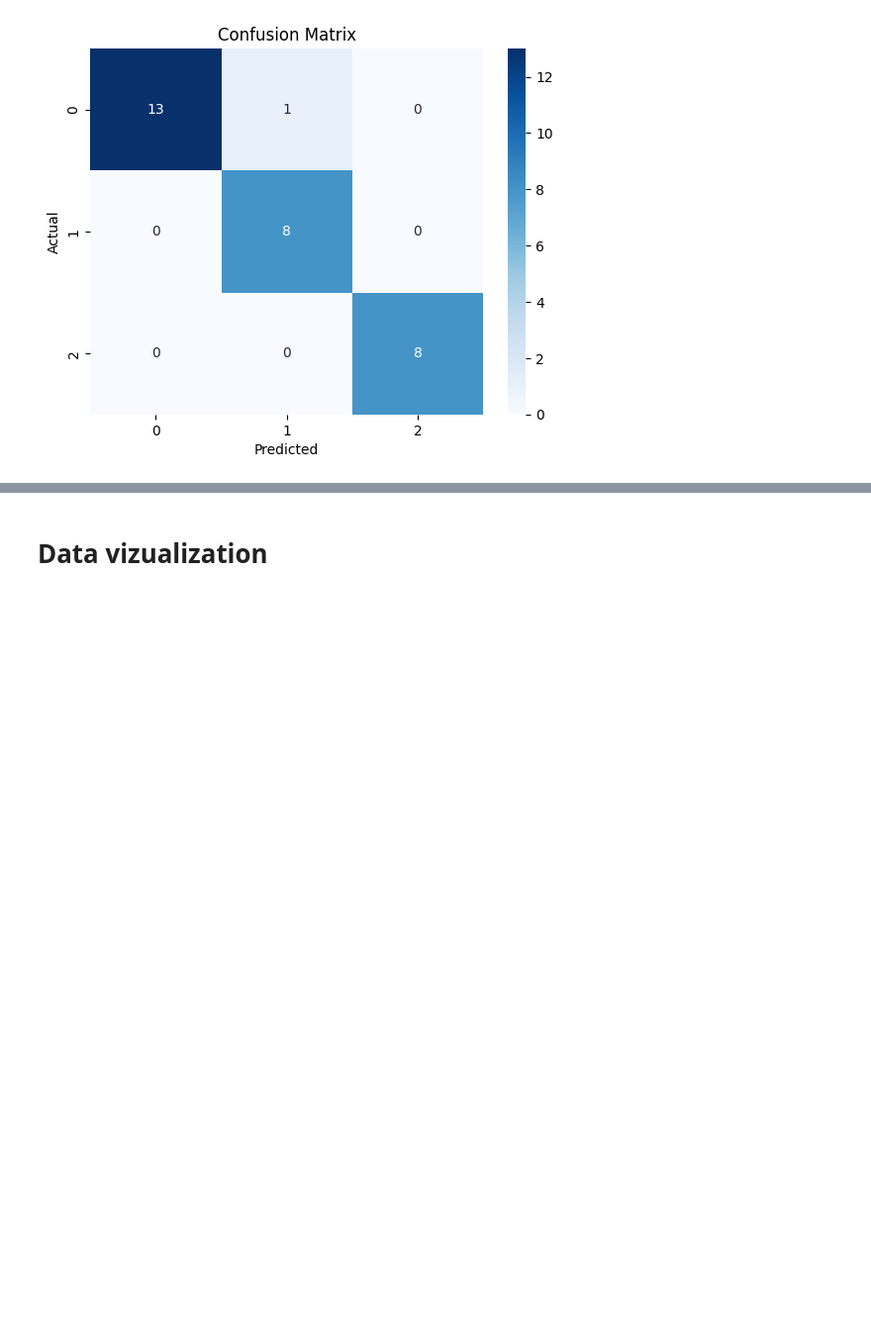
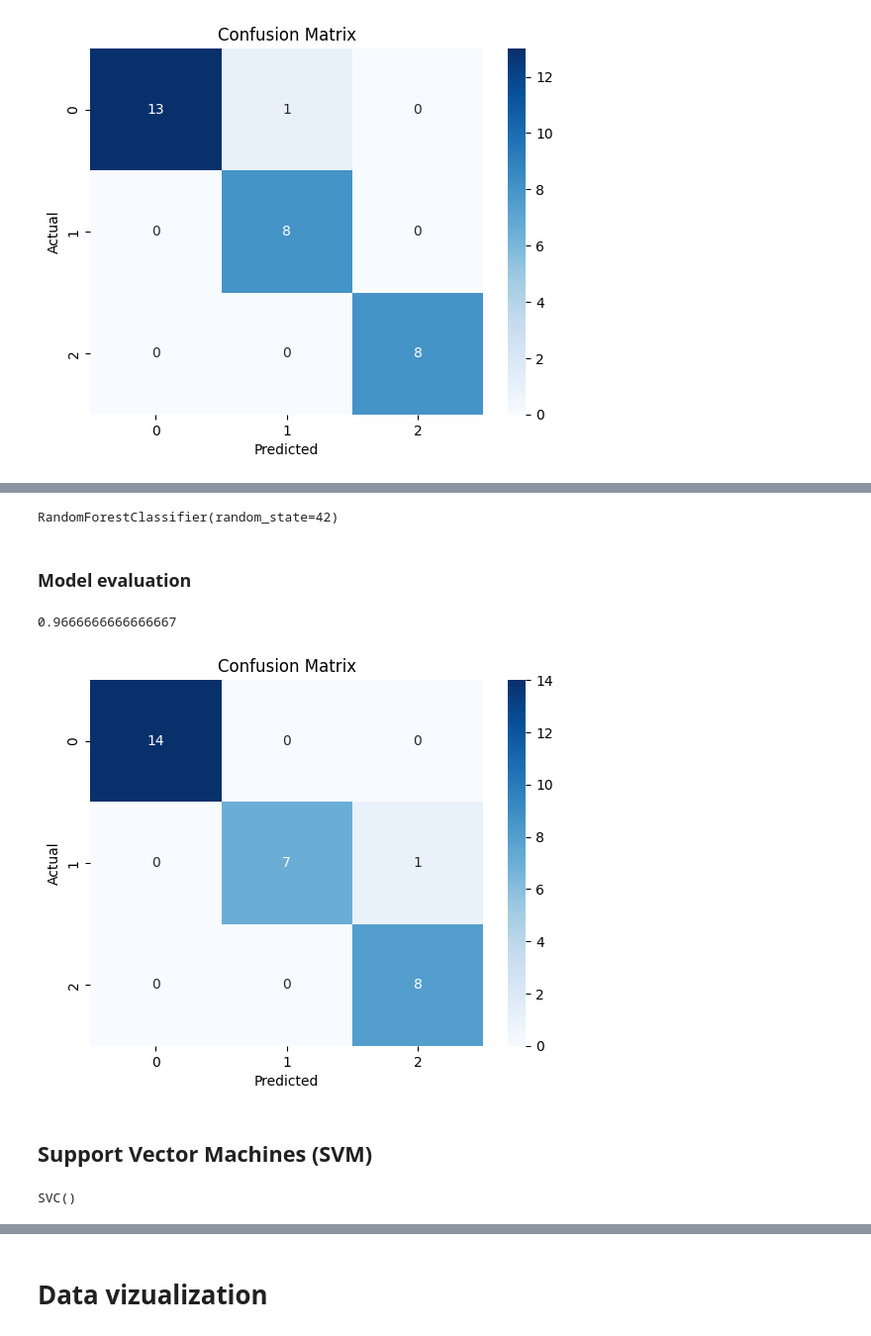
Before and after one commit to milenakowalska/flowers_classification_model, a Jupyter notebook: iris_classification.ipynb, the cells around one changed output, grey strips where cells are left out. Shown: that part at 99% size. Cells and saved outputs as stored; diff of their text form; code cells hidden in the pictures; blank space fills up the shorter version.

```diff
--- a/iris_classification.ipynb
+++ b/iris_classification.ipynb
@@ -193,0 +180,25 @@ plt.show()
+# %%
+rfmodel = RandomForestClassifier(n_estimators=100, random_state=42)
+# %%
+rfmodel.fit(x_train, y_train)
+# %% [output]
+RandomForestClassifier(random_state=42)
+# %%
+rf_y_pred = rfmodel.predict(x_test)
+# %% [markdown]
+### Model evaluation
+# %%
+accuracy_score(y_test, rf_y_pred)
+# %% [output]
+0.9666666666666667
+# %%
+cm = confusion_matrix(y_test, rf_y_pred)
+sns.heatmap(cm, annot=True, fmt="d", cmap="Blues")
+plt.xlabel("Predicted")
+plt.ylabel("Actual")
+plt.title("Confusion Matrix")
+plt.show()
+# %% [output]
+[figure, added]
+# %% [markdown]
+## Support Vector Machines (SVM)
@@ -193,0 +209,4 @@ plt.show()
+# %%
+svmmodel.fit(x_train, y_train)
+# %% [output]
+SVC()
```
Also changed, not shown: parts of 10 cells of this notebook, 1 other file.
